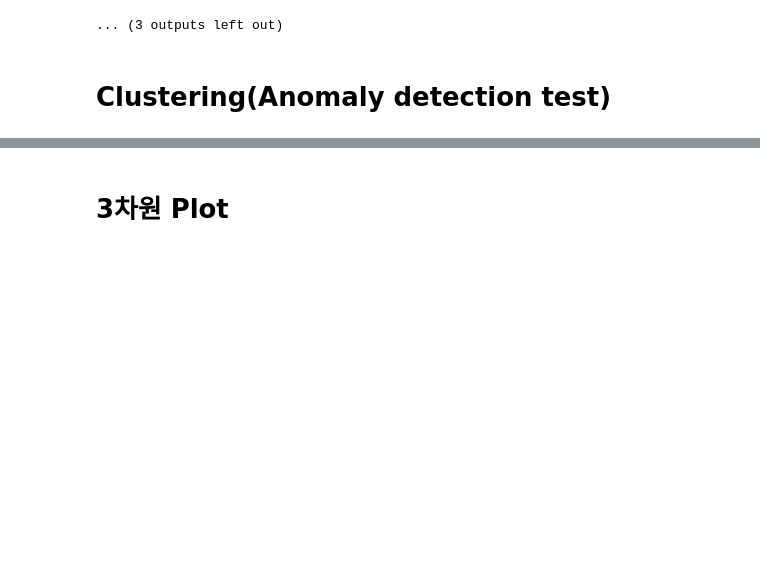
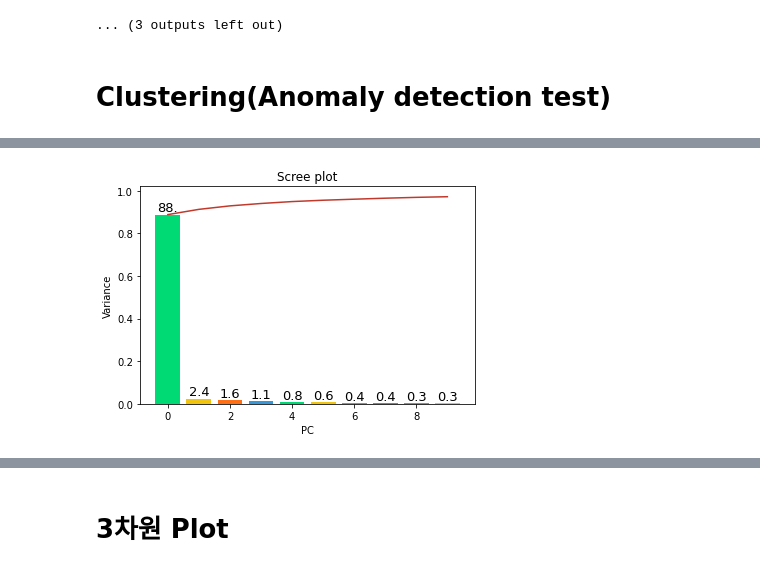
Before and after one commit to imsupsup/PV_Anomaly_Detection, a Jupyter notebook: pv_CAE_all.ipynb, the cells around one changed output, grey strips where cells are left out. Saved outputs shown, nothing was run; the diff lists cells and outputs as text; code cells hidden in the pictures; blank space fills up the shorter version.

```diff
--- a/pv_CAE_all.ipynb
+++ b/pv_CAE_all.ipynb
@@ -464,0 +497,4 @@ FileNotFoundError: [Errno 2] No such file or directory: './model/pv_CAE/CAE_trai
+# %%
+scree_plot(pca)
+# %% [output]
+[figure, added]
```
Also changed, not shown: parts of 30 cells of this notebook.
